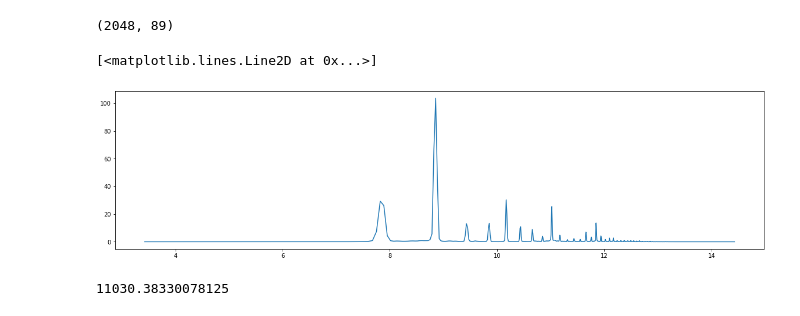
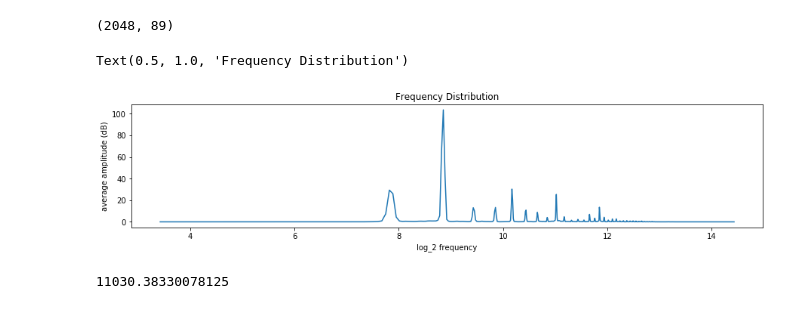
Before and after one commit to jmsmdy/sound-parse, a Jupyter notebook: Fourier Analysis.ipynb, the cells around one changed output. Cells and saved outputs as stored; diff of their text form; code cells hidden in the pictures.

```diff
--- a/Fourier Analysis.ipynb
+++ b/Fourier Analysis.ipynb
@@ -287,0 +332,31 @@ y.shape
+# %%
+onset = librosa.onset.onset_strength(y=y, sr=sr)
+chroma = librosa.feature.chroma_stft(y=y, sr=sr)
+centroid = librosa.feature.spectral_centroid(y=y, sr=sr)
+contrast = librosa.feature.spectral_contrast(y=y, sr=sr)
+flatness = librosa.feature.spectral_flatness(y=y)
+rolloff = librosa.feature.spectral_rolloff(y=y, sr=sr)
+tonnetz = librosa.feature.tonnetz(y=y, sr=sr)
+
+fig, axes = plt.subplots(1,4, figsize=(25,5))
+
+x = ['C', 'Db', 'D', 'Eb', 'E', 'F', 'Gb', 'G', 'Ab', 'A', 'Bb', 'B']
+
+fig.set_label('Chromograms')
+axes[0].bar(x, chroma.T[np.argmax(onset)])
+axes[1].bar(x, chroma.T[np.argmax(onset)+1])
+axes[2].bar(x, chroma.T[np.argmax(onset)+2])
+axes[3].bar(x, chroma.T[np.argmax(onset)+5])
+for i, n in enumerate([0,1,2,5]):
+    axes[i].set_title(f'Offset = {n} frames')
+    axes[i].set_xlabel('Pitch Class')
+    axes[i].set_ylabel('Intensity')
+
+frame = np.argmax(onset)
+engineered_dims = []
+for feat in [chroma.T, centroid.T, contrast.T, flatness.T, rolloff.T, tonnetz.T]:
+    for j in [0, 1, 2, 5]:
+        for k in range(feat.shape[1]):
+            engineered_dims.append(feat[frame+j][k])
+
+print(engineered_dims)
@@ -403,22 +490,24 @@ stft[1:].shape
 # %%
 from math import log
 
 n_fft = 4096 # number of samples in half a period of the lowest frequency to detect
 stft = librosa.stft(y, n_fft = 4096)[1:] # Short Time Fourier Transform
 
-fig, ax = plt.subplots(figsize=(20,5))
+fig, ax = plt.subplots(figsize=(15,3))
 #freqs = [(sr / (2*n_fft))*k for k in range(1, 2 + (n_fft//2))]
 freqs = librosa.core.fft_frequencies(sr=sr, n_fft=n_fft)[1:]
 log_2_freqs = list(map(lambda x: log(x, 2), freqs))
 #print(log_2_freqs)
 sorted(list(zip(log_2_freqs, np.abs(stft).mean(axis=1))), key=lambda x: x[1], reverse=True)
 
 ax.plot(log_2_freqs, np.abs(stft).mean(axis=1))
-
+ax.set_xlabel("log_2 frequency")
+ax.set_ylabel("average amplitude (dB)")
+ax.set_title('Frequency Distribution')
 # plt.hist(stft.mean(axis=1).shape)
 # %% [output]
-[<matplotlib.lines.Line2D at 0x...>]
+Text(0.5, 1.0, 'Frequency Distribution')
-[figure, old version]
+[figure, new version]
 # %%
 max(freqs)
 # %% [output]
```
Also changed, not shown: parts of 10 cells of this notebook, 4 other files.
